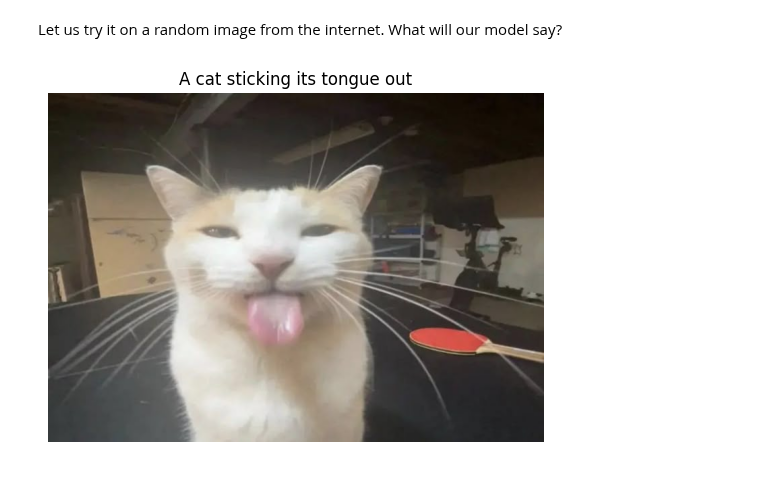
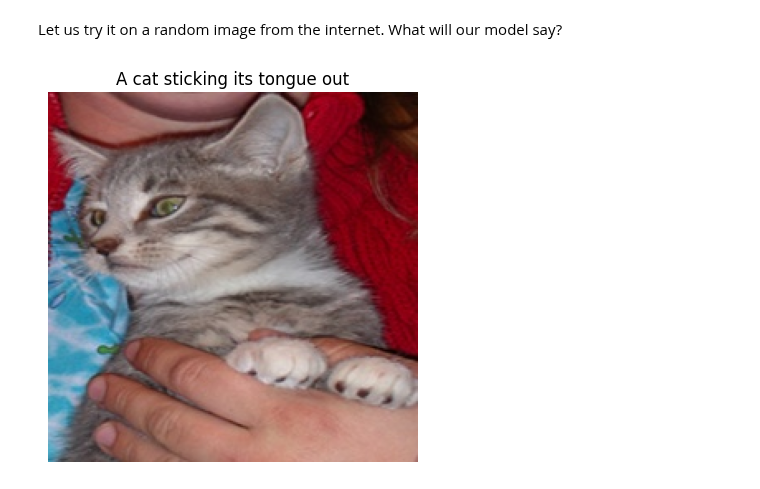
Before and after one commit to chheangg/dog_and_cat_classifier_cnn_from_scratch, a Jupyter notebook: notebooks/5.0-training.ipynb, the cells around one changed output. Saved outputs shown, nothing was run; the diff lists cells and outputs as text; code cells hidden in the pictures.

```diff
--- a/notebooks/5.0-training.ipynb
+++ b/notebooks/5.0-training.ipynb
@@ -401,12 +401,10 @@ NUM_CLASSES = 2
 
 model = ResNet50(num_classes=NUM_CLASSES, lr=LEARNING_RATE, in_channels=3)
 
-model_path = "../models/best_model_20250913_163301.pth"
+model_path = "../models/best_model_20250915_044315.pth"
 
 checkpoint = torch.load(model_path, map_location=torch.device('cpu'))
 
-model.load_state_dict(checkpoint['model_state_dict'])
-
 model.eval()
 # %% [output]
 ResNet50(
@@ -429,19 +427,81 @@ ResNet50(
 # %% [markdown]
 Let us try it on a random image from the internet. What will our model say?
 # %%
+# import numpy as np
+# import cv2
+# from urllib.request import urlopen
+# import matplotlib.pyplot as plt
+# from torchvision import transforms
+# import torch
+# from PIL import Image
+
+# img_url = "https://i.pinimg.com/736x/b6/83/78/b683788bf174e73ec3281c0f33cfecce.jpg"
+
+# resp = urlopen(img_url)
+# image = np.asarray(bytearray(resp.read()), dtype="uint8")
+# image = cv2.imdecode(image, cv2.IMREAD_COLOR)
+# image = cv2.cvtColor(image, cv2.COLOR_BGR2RGB)
+
+# plt.imshow(image)
+# plt.axis('off')
+# plt.title('A cat sticking its tongue out')
+# plt.show()
+
+# print(f"Original image shape: {image.shape}")
+
+# # Use the EXACT SAME pipeline as your training
+# preprocess = transforms.Compose([
+#     transforms.ToPILImage(),  # Convert to PIL
+#     transforms.Resize((224, 224)),  # Resize to match training
+#     transforms.ToTensor(),  # This converts to [0,1] range and (C,H,W)
+#     # NO additional /255.0 needed - ToTensor() already does this
+#     transforms.Normalize(mean=[0.485, 0.456, 0.406],
+#                          std=[0.229, 0.224, 0.225]),
+# ])
+
+# def preprocess_image(image):
+#     # Use the exact same preprocessing as your training
+#     tensor = preprocess(image)
+#     return tensor.unsqueeze(0)
+
+# # Preprocess the image
+# input_tensor = preprocess_image(image)
+
+# print(f"Final input shape: {input_tensor.shape}")
+# print(f"Input range: [{input_tensor.min():.3f}, {input_tensor.max():.3f}]")
+# print(f"Input mean: {input_tensor.mean():.3f}")
+
+
+# with torch.no_grad():
+#     output = model(input_tensor)
+#     probabilities = torch.softmax(output, dim=1)
+
+# prediction = torch.argmax(output).item()
+# confidence = probabilities[0][prediction].item() * 100
+
+# print(f"\n🔍 Prediction: {'CAT' if prediction == 0 else 'DOG'}")
+# print(f"🎯 Confidence: {confidence:.2f}%")
+# print(f"📊 Output logits: {output}")
+# print(f"📈 Probabilities: {probabilities}")
+
+# if prediction == 0:
+#     print("✅ It is a cat!")
+# else:
+#     print("❌ It is a dog! (This might be wrong)")
+
+
 import numpy as np
 import cv2
-from urllib.request import urlopen
 import matplotlib.pyplot as plt
 from torchvision import transforms
 import torch
 from PIL import Image
 
-img_url = "https://i.pinimg.com/736x/b6/83/78/b683788bf174e73ec3281c0f33cfecce.jpg"
+# Define the local file path
+img_path = '../data/processed/1000-cat.jpg'
 
-resp = urlopen(img_url)
-image = np.asarray(bytearray(resp.read()), dtype="uint8")
-image = cv2.imdecode(image, cv2.IMREAD_COLOR)
+# Load the image from the local file path
+image = cv2.imread(img_path)
 image = cv2.cvtColor(image, cv2.COLOR_BGR2RGB)
 
 plt.imshow(image)
@@ -464,31 +524,34 @@ preprocess = transforms.Compose([
 def preprocess_image(image):
     # Use the exact same preprocessing as your training
     tensor = preprocess(image)
     return tensor.unsqueeze(0)
 
 # Preprocess the image
 input_tensor = preprocess_image(image)
 
 print(f"Final input shape: {input_tensor.shape}")
 print(f"Input range: [{input_tensor.min():.3f}, {input_tensor.max():.3f}]")
 print(f"Input mean: {input_tensor.mean():.3f}")
 
 
+# This part requires a pre-trained model to be defined as `model`
+# For the purpose of this example, we assume `model` is available
+# from some other part of your code.
 with torch.no_grad():
     output = model(input_tensor)
     probabilities = torch.softmax(output, dim=1)
 
 prediction = torch.argmax(output).item()
 confidence = probabilities[0][prediction].item() * 100
 
 print(f"\n🔍 Prediction: {'CAT' if prediction == 0 else 'DOG'}")
 print(f"🎯 Confidence: {confidence:.2f}%")
 print(f"📊 Output logits: {output}")
 print(f"📈 Probabilities: {probabilities}")
 
 if prediction == 0:
     print("✅ It is a cat!")
 else:
     print("❌ It is a dog! (This might be wrong)")
 # %% [output]
-[figure, old version]
+[figure, new version]
```
Also changed, not shown: parts of 1 cell of this notebook, 4 other files.
